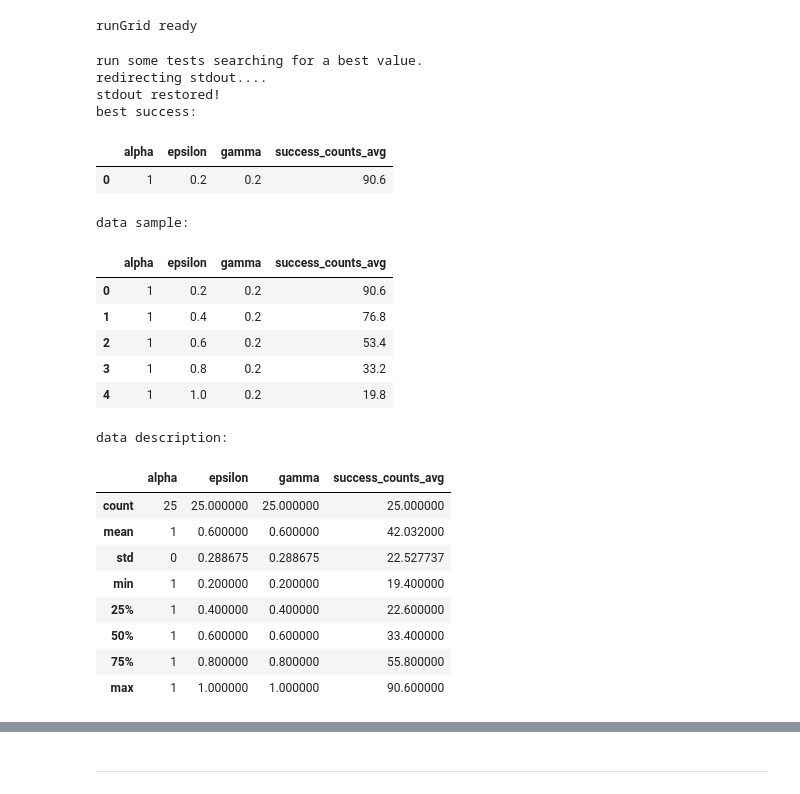
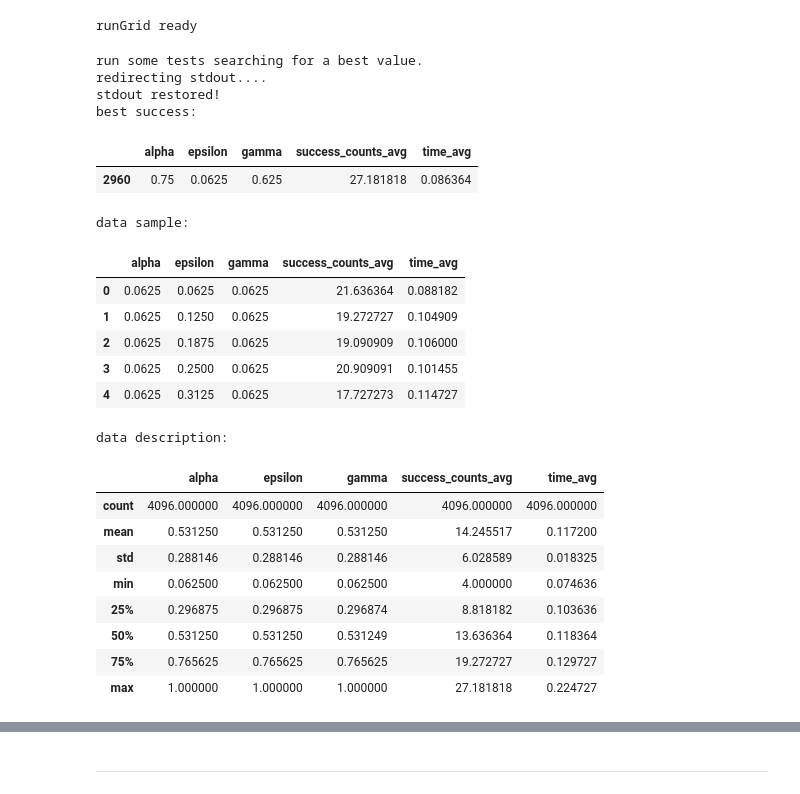
Before and after one commit to llathrop/smartcab, a Jupyter notebook: agent.ipynb, the cells around one changed output, grey strips where cells are left out. Saved outputs shown, nothing was run; the diff lists cells and outputs as text; code cells hidden in the pictures.

```diff
--- a/agent.ipynb
+++ b/agent.ipynb
@@ -575,7 +575,7 @@ class LearningAgent(BasicLearningAgent):
         self.gamma=0.05
         self.gamma_end=0.0625
         self.total_reward=[0]
-        self.alpha = 0.375
+        self.alpha = 0.75
 
     def set_action(self):
         #initially we want to prefer a random action, but later we would like to trust our experience.
@@ -644,7 +644,7 @@ LearningAgent Ready
 # %%
 def runGrid(agentType,trials=10, gui=False, deadline=True, delay=0):
     """Run the agent for a finite number of trials."""
-
+    from time import time
     # Set up environment and agent
 
     if gui ==False:
@@ -653,16 +653,19 @@ def runGrid(agentType,trials=10, gui=False, deadline=True, delay=0):
         delay=0
 
     # NOTE: To speed up simulation, reduce update_delay and/or set display=False
-    run = 1
-    values=5
-    iterations=5
+    # change these values with caution, as they significantly affect run time
+    run = 16
+    values=16
+    iterations=11
     all_successcounts=[]
     for r in range(run):
         for v in range(values):
             for s in range(values):
                 # Now simulate it
                 success_counts=[]
+                timer=[]
                 for i in range(iterations):
+                    starttime=time()
                     e = Environment()  # create environment (also adds some dummy traffic)
                     a = e.create_agent(agentType)  # create agent
                     e.set_primary_agent(a, enforce_deadline=deadline)  # specify agent to track
@@ -675,8 +678,13 @@ def runGrid(agentType,trials=10, gui=False, deadline=True, delay=0):
                     sim = Simulator(e, update_delay=delay, display=gui)  # create simulator (uses pygame when display=True, if available)
                     sim.run(n_trials=trials)  # run for a specified number of trials
                     success_counts.append(a.goal)
-
-                all_successcounts.append({'success_counts_avg':np.mean(success_counts), 'alpha':a.alpha,'gamma':a.gamma,'epsilon' :a.epsilon_end})
+                    timer.append(time()-starttime)
+                all_successcounts.append({
+                        'time_avg':np.mean(timer),
+                        'success_counts_avg':np.mean(success_counts),
+                        'alpha':a.alpha,
+                        'gamma':a.gamma,
+                        'epsilon' :a.epsilon_end})
 
     if gui ==False:
         redirector.reset()
@@ -689,17 +697,17 @@ runGrid ready
 # %%
 if console == False:
     print "run some tests searching for a best value."
-    successCounts=runGrid(agentType=LearningAgent,trials=100, deadline=True,gui=console, delay=.1)
+    successCounts=runGrid(agentType=LearningAgent,trials=30, deadline=True,gui=console, delay=.1)
     print "best success:"
     #display(successCounts)
     display(successCounts[successCounts.success_counts_avg==max(successCounts.success_counts_avg)])
 # %% [output]
 run some tests searching for a best value.
 redirecting stdout....
 stdout restored!
 best success:
-|  | alpha | epsilon | gamma | success_counts_avg |
-| 0 | 1 | 0.2 | 0.2 | 90.6 |
+|  | alpha | epsilon | gamma | success_counts_avg | time_avg |
+| 2960 | 0.75 | 0.0625 | 0.625 | 27.181818 | 0.086364 |
 # %%
     print "data sample:"
     display(successCounts.head(5))
@@ -708,22 +716,22 @@ best success:
     #display(successCounts[successCounts.success_counts_avg==max(successCounts.success_counts_avg)])
 # %% [output]
 data sample:
-|  | alpha | epsilon | gamma | success_counts_avg |
-| 0 | 1 | 0.2 | 0.2 | 90.6 |
-| 1 | 1 | 0.4 | 0.2 | 76.8 |
-| 2 | 1 | 0.6 | 0.2 | 53.4 |
-| 3 | 1 | 0.8 | 0.2 | 33.2 |
-| 4 | 1 | 1.0 | 0.2 | 19.8 |
+|  | alpha | epsilon | gamma | success_counts_avg | time_avg |
+| 0 | 0.0625 | 0.0625 | 0.0625 | 21.636364 | 0.088182 |
+| 1 | 0.0625 | 0.1250 | 0.0625 | 19.272727 | 0.104909 |
+| 2 | 0.0625 | 0.1875 | 0.0625 | 19.090909 | 0.106000 |
+| 3 | 0.0625 | 0.2500 | 0.0625 | 20.909091 | 0.101455 |
+| 4 | 0.0625 | 0.3125 | 0.0625 | 17.727273 | 0.114727 |
 data description:
-|  | alpha | epsilon | gamma | success_counts_avg |
-| count | 25 | 25.000000 | 25.000000 | 25.000000 |
-| mean | 1 | 0.600000 | 0.600000 | 42.032000 |
-| std | 0 | 0.288675 | 0.288675 | 22.527737 |
-| min | 1 | 0.200000 | 0.200000 | 19.400000 |
-| 25% | 1 | 0.400000 | 0.400000 | 22.600000 |
-| 50% | 1 | 0.600000 | 0.600000 | 33.400000 |
-| 75% | 1 | 0.800000 | 0.800000 | 55.800000 |
-| max | 1 | 1.000000 | 1.000000 | 90.600000 |
+|  | alpha | epsilon | gamma | success_counts_avg | time_avg |
+| count | 4096.000000 | 4096.000000 | 4096.000000 | 4096.000000 | 4096.000000 |
+| mean | 0.531250 | 0.531250 | 0.531250 | 14.245517 | 0.117200 |
+| std | 0.288146 | 0.288146 | 0.288146 | 6.028589 | 0.018325 |
+| min | 0.062500 | 0.062500 | 0.062500 | 4.000000 | 0.074636 |
+| 25% | 0.296875 | 0.296875 | 0.296874 | 8.818182 | 0.103636 |
+| 50% | 0.531250 | 0.531250 | 0.531249 | 13.636364 | 0.118364 |
+| 75% | 0.765625 | 0.765625 | 0.765625 | 19.272727 | 0.129727 |
+| max | 1.000000 | 1.000000 | 1.000000 | 27.181818 | 0.224727 |
 # %% [markdown]
 ## Enhance the driving agent - Discussion
 We immediately  see the agent begin learning when we begin using epsilon to explore new states. The addition of gamma provides many of the same benefits, and we see that the agent learns to reach the destination as quickly as the first or second run. Following this, the agent will quickly begin to reach it's destination well before the deadline, with a positive score, the majority of times. This is despite biasing the action list to 'None', as in the previous example. Even at the end of the run, we do still see odd behaviors, as the agent tries new methods according to epsilon, or encounters new states.
```
Also changed, not shown: parts of 7 cells of this notebook, 3 other files.
